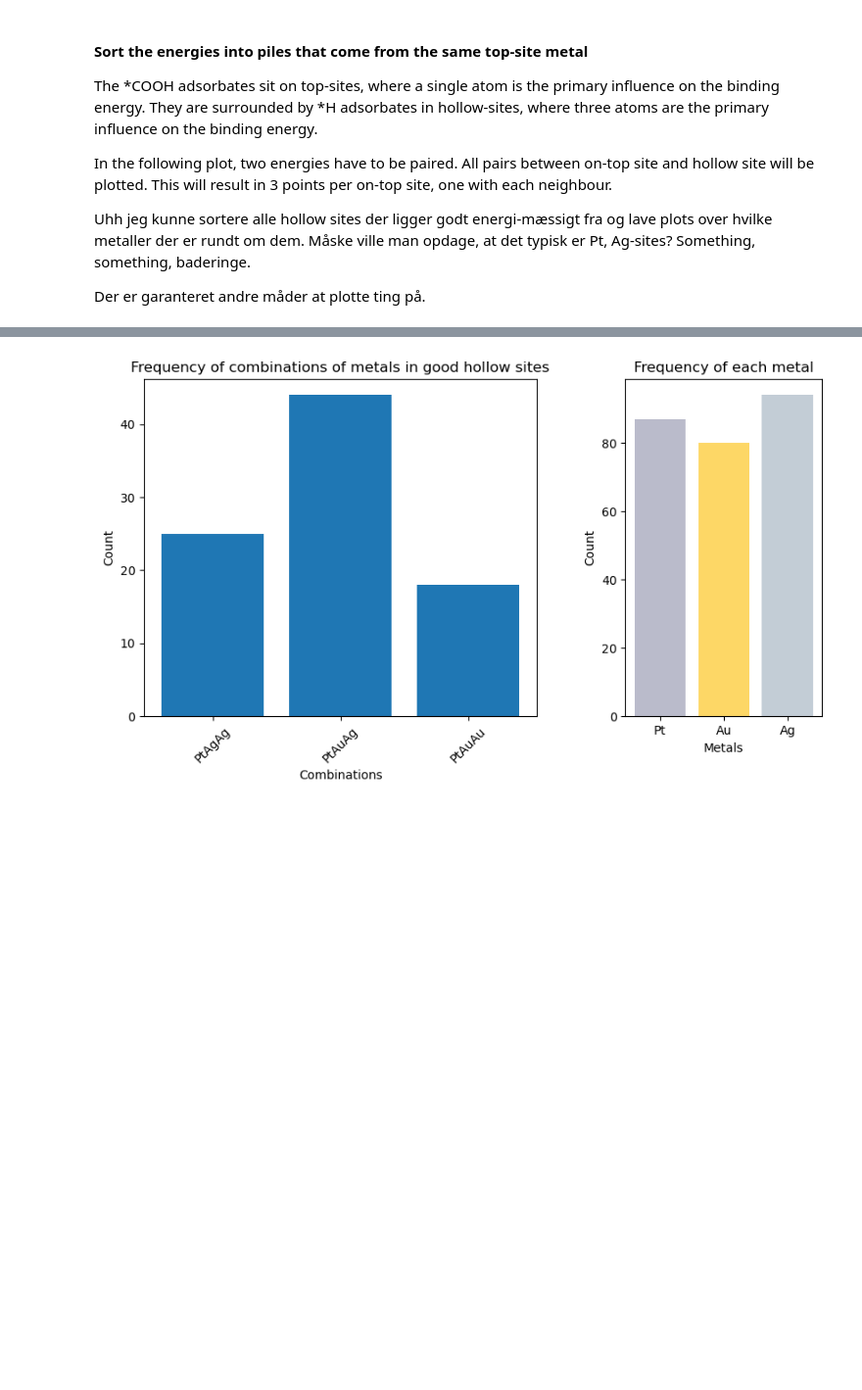
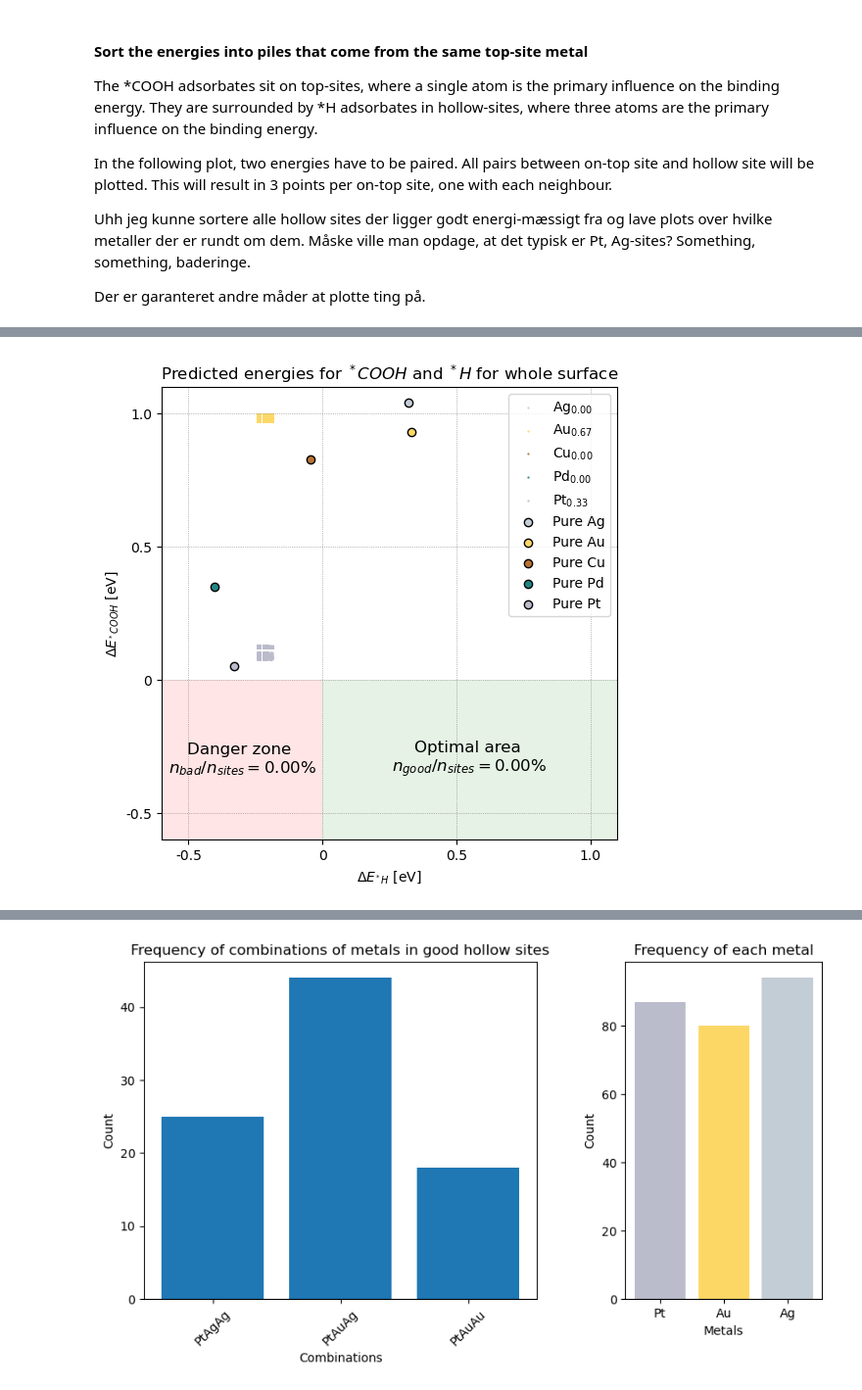
Before and after one commit to MarcusNoergaardWeng/CatalysisThesis, a Jupyter notebook: Notebooks/DFT Calculated energies.ipynb, the cells around one changed output, grey strips where cells are left out. Shown at 98% size. Cells and saved outputs as stored; diff of their text form; code cells hidden in the pictures; blank space fills up the shorter version.

Commit message:
PtAu swim ring energies

```diff
--- a/Notebooks/DFT Calculated energies.ipynb
+++ b/Notebooks/DFT Calculated energies.ipynb
@@ -247,0 +252,26 @@ n_ratios
+# %%
+dim_x, dim_y, split = 102, 102, [0, 2, 0, 0, 1]
+
+# Note the stochiometry - used for plotting
+stochiometry = dict(zip(metals, np.array(split)/np.sum(split)))
+# Make the surface (empty surface)
+surface = initialize_surface(dim_x, dim_y, metals, split)
+# Change out the top layer for the optimal swim ring surface
+n = 35
+top_dim_x, top_dim_y = 3*n, 3*n-1
+n_adams = int(top_dim_x * top_dim_y / 3)
+top_layer = np.reshape(["Pt", "Au", "Au"]*n_adams, (top_dim_x, top_dim_y))
+top_layer = top_layer[0:dim_x, 0:dim_y]
+
+# Set the neatly arranged layer
+surface["atoms"][:,:,0] = top_layer
+
+# Predict energies on all sites for both adsorbates
+surface = precompute_binding_energies_TQDM(surface, dim_x, dim_y, models, predict_G)
+# %%
+experiment_name = "Au2Pt1_opt_top_layer"
+reward_type = "both_corners"
+E_top_dict, E_hol_dict, good_hol_sites, n_ratios = sort_energies(surface, reward_type)
+deltaEdeltaE_plot(experiment_name+"_deltaEplot", E_hol_dict, E_top_dict, SE_slab_metals, reward_type, show_plot=True)
+# %% [output]
+[figure, added]
```
Also changed, not shown: parts of 9 cells of this notebook, 7 other files.
